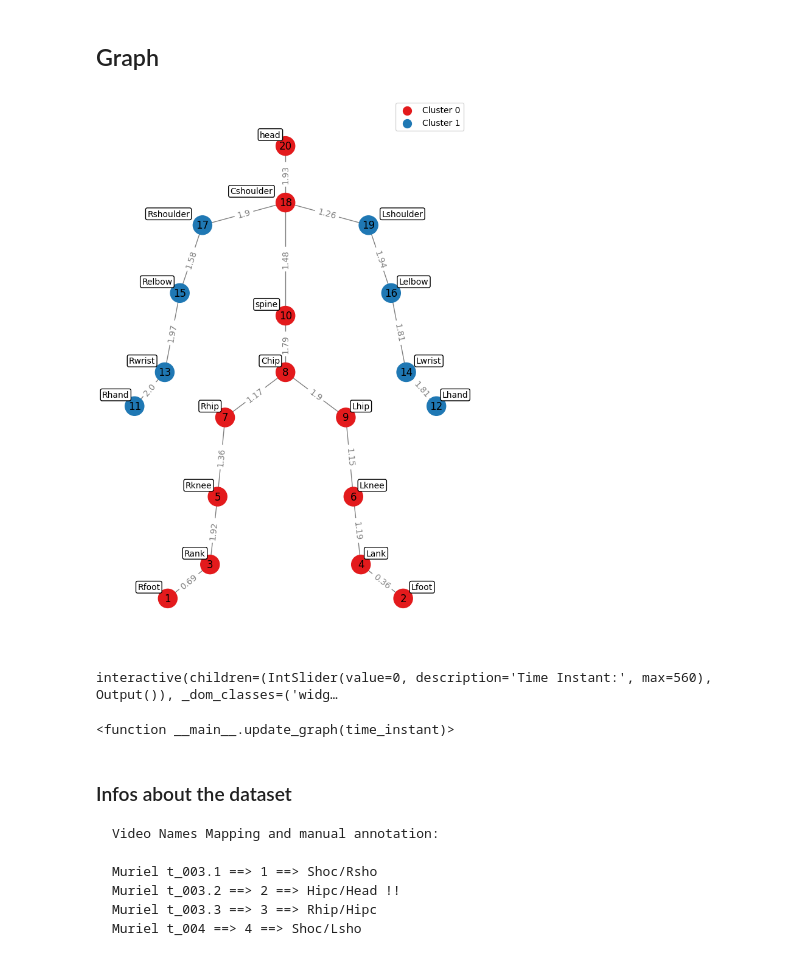
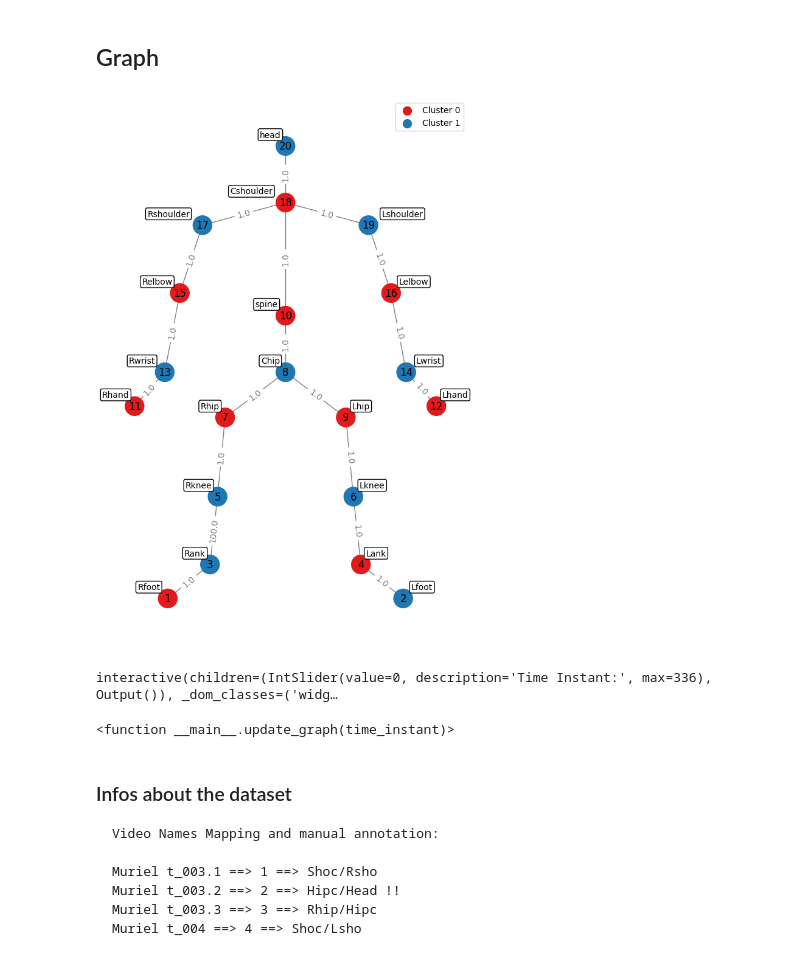
Before and after one commit to gaggioaxel/OoM-Thesis, a Jupyter notebook: code/src/OoM.ipynb, the cells around one changed output. Saved outputs shown, nothing was run; the diff lists cells and outputs as text; code cells hidden in the pictures.

```diff
--- a/code/src/OoM.ipynb
+++ b/code/src/OoM.ipynb
@@ -313,11 +603,11 @@ mass3D = np.repeat(mass,3)
 # %%
-def merge_tables(xTable,yTable,zTable):
+def xyz_tables_to_xyz_columns(xTable,yTable,zTable):
     mergedTable = pd.DataFrame()
     for j in range(xTable.shape[1]):
         mergedTable = pd.concat([mergedTable,xTable.iloc[:,j],yTable.iloc[:,j],zTable.iloc[:,j]],axis=1)
     return mergedTable
 
-def split_table(table,into="xyz"):
+def table_to_list_xyz_tables(table,into="xyz"):
     if into == "xyz":
         return table.iloc[:,::3],table.iloc[:,1::3],table.iloc[:,2::3]
     elif into == "points":
@@ -331,12 +621,12 @@ radiusQX = posTableX.sub(centerOfMassX,axis=0)
 radiusQY = posTableY.sub(centerOfMassY,axis=0)
 radiusQZ = posTableZ.sub(centerOfMassZ,axis=0)
 
-radiusQTable = merge_tables(radiusQX,radiusQY,radiusQZ)
+radiusQTable = xyz_tables_to_xyz_columns(radiusQX,radiusQY,radiusQZ)
 timeCol = table[table["Time"].between(startEndSeconds[0],startEndSeconds[1])]["Time"]
 velocityTable = pd.DataFrame(np.gradient(posTable,timeCol,axis=0),columns=[f'{c}' for c in posTable.columns])
-p = velocityTable.mul(mass3D)
-p = [point.to_numpy() for point in split_table(p,into="points")]
-r = [point.to_numpy() for point in split_table(radiusQTable, into="points")]
+p = velocityTable.mul(np.repeat(mass,3))
+p = [point.to_numpy() for point in table_to_list_xyz_tables(p,into="points")]
+r = [point.to_numpy() for point in table_to_list_xyz_tables(radiusQTable, into="points")]
 l = np.cross(p,r)
 
 angularMomentumTable = radiusQTable*0
@@ -449,0 +763,10 @@ cosineSimAcceleration.head()
+# %%
+inverseDistSimSpeed = compute_inverse_difference_on_joints(velocityGroupedTable)
+inverseDistSimSpeed.head()
+inverseDistSimSpeed *= 0
+import numpy as np
+inverseDistSimSpeed.iloc[:,1:2] = 100
+inverseDistSimSpeed.iloc[:,0] = 1
+inverseDistSimSpeed.iloc[:,2:] = 1
+inverseDistSimSpeed.head()
+#inverseDistSimSpeed.to_csv("_fake_data.csv")
@@ -514,8 +838,7 @@ def normalized_spectral_clustering(adjacency_matrix, n_clusters):
 # %%
 import networkx as nx
 import matplotlib.pyplot as plt
-import warnings
-warnings.filterwarnings("ignore")
+
 
 %matplotlib inline
 import numpy as np
@@ -535,24 +858,23 @@ if not 'cosineSimVelocity' in locals():
 else:
     featuresTable = cosineSimVelocity
 
-featuresTableNormalized = featuresTable.div(featuresTable.max(axis=1),axis=0) * 2
+
+#featuresTableNormalized = featuresTable.div(featuresTable.max(axis=0),axis=1) * 2
+featuresTable = inverseDistSimSpeed
 
 timeInstant = 0
-weights = np.array(featuresTableNormalized.iloc[timeInstant,:])
+weights = np.array(featuresTable.iloc[timeInstant,:])
 
 adjacencyMatrix = np.zeros((len(allNodes),len(allNodes)))
 for from_node, to_node, weight in zip(jointsFrom, jointsTo, weights):
-    adjacencyMatrix[to_node, from_node] = weight
+    adjacencyMatrix[from_node, to_node] = weight
+    adjacencyMatrix[to_node,from_node] = weight
 
-num_iteration = 200
-predicted_labels = np.zeros(len(allNodes))
-for i in range(num_iteration):
-    predicted_labels += np.array(shi_malik_spectral_clustering(adjacencyMatrix, 2))
-predicted_labels = np.round(predicted_labels / num_iteration).astype(int)
-#predicted_labels = normalized_spectral_clustering(adjacencyMatrix,2)
+predicted_labels = shi_malik_spectral_clustering(adjacencyMatrix)
+
 
 # Create a graph using NetworkX from the adjacency matrix
-graph = nx.from_numpy_array(adjacencyMatrix, create_using=nx.Graph)
+graph = nx.from_numpy_array(adjacencyMatrix)
 graph = nx.relabel_nodes(graph, {node: list(allNodes)[i] for i,node in enumerate(graph.nodes())})
 
 # Get edge labels from adjacency matrix (if present)
@@ -564,34 +886,34 @@ for edge, weight in edge_labels.items():
 # You can also create an undirected graph by using create_using=nx.Graph
 
 pos = map_pos_human_body_graph()
 # Create the colormap
 # Define a pool of colors for k classes (you can add more colors if needed)
 color_pool = ['#e31a1c', '#1f78b4', '#33a02c', '#ff7f00', '#6a3d9a', '#b15928']
 
 # Use the color pool to map cluster labels to colors
 node_colors = [color_pool[label % len(color_pool)] for label in predicted_labels]
 
 plt.figure(figsize=(6,9))
 nx.draw(graph, pos, with_labels=True, node_size=500, node_color=node_colors, edge_color="gray")
 nx.draw_networkx_edge_labels(graph, pos, edge_labels=edge_labels, font_size=10, font_color='gray', label_pos=0.5)
 
 # Create a custom legend for cluster labels
 unique_labels = np.unique(predicted_labels)
 
 # Create a custom legend for cluster labels using the color pool
 legend_labels = {label: f"Cluster {label}" for label in unique_labels}
 plt.legend(handles=[plt.scatter([], [], s=100, c=color, marker='o', label=legend_labels[label]) for label, color in zip(unique_labels, color_pool)], loc="upper right")
 
 
 # Add annotations for joint names
 #TODO joints are inverted originally
 for node, (x, y) in pos.items():
     plt.text(-x-(np.sign(x) or True)*len(indxToPhys[node])*0.025, y+0.05, indxToPhys[node], fontsize=10, ha='center', va='center', bbox=dict(facecolor='white', edgecolor='black', boxstyle='round,pad=0.2'))
 
 
 plt.show()
 # %% [output]
-[figure, old version]
+[figure, new version]
 # %%
 import numpy as np
 import networkx as nx
@@ -601,11 +923,12 @@ import ipywidgets as widgets
 %matplotlib inline
 
 def update_graph(time_instant):
-    weights = np.array(featuresTableNormalized.iloc[time_instant, :])
+    weights = np.array(featuresTable.iloc[time_instant, :])
 
     adjacencyMatrix = np.zeros((len(allNodes), len(allNodes)))
     for from_node, to_node, weight in zip(jointsFrom, jointsTo, weights):
         adjacencyMatrix[to_node, from_node] = weight
+        adjacencyMatrix[from_node, to_node] = weight
 
     predicted_labels = np.zeros(len(allNodes))
     num_iteration = 200
@@ -613,7 +936,7 @@ def update_graph(time_instant):
         predicted_labels += np.array(shi_malik_spectral_clustering(adjacencyMatrix, 2))
     predicted_labels = np.round(predicted_labels / num_iteration).astype(int)
 
-    graph = nx.from_numpy_array(adjacencyMatrix, create_using=nx.Graph)
+    graph = nx.from_numpy_array(adjacencyMatrix)
     graph = nx.relabel_nodes(graph, {node: list(allNodes)[i] for i, node in enumerate(graph.nodes())})
 
     edge_labels = nx.get_edge_attributes(graph, "weight")
@@ -637,10 +960,10 @@ def update_graph(time_instant):
     plt.show()
 
 
-time_slider = widgets.IntSlider(min=0, max=(len(featuresTableNormalized) - 1), step=1, value=0, description='Time Instant:')
+time_slider = widgets.IntSlider(min=0, max=(len(featuresTable) - 1), step=1, value=0, description='Time Instant:')
 widgets.interact(update_graph, time_instant=time_slider)
 # %% [output]
-interactive(children=(IntSlider(value=0, description='Time Instant:', max=560), Output()), _dom_classes=('widg…
+interactive(children=(IntSlider(value=0, description='Time Instant:', max=336), Output()), _dom_classes=('widg…
 <function __main__.update_graph(time_instant)>
 # %% [markdown]
 ### Infos about the dataset
```
Also changed, not shown: parts of 40 cells of this notebook, 2 other files.
